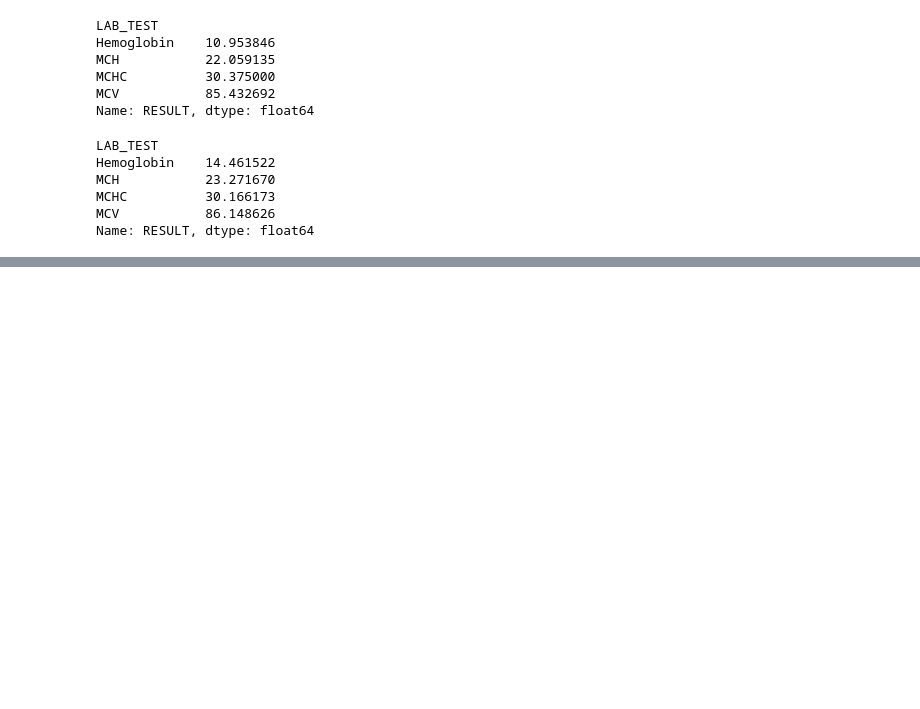
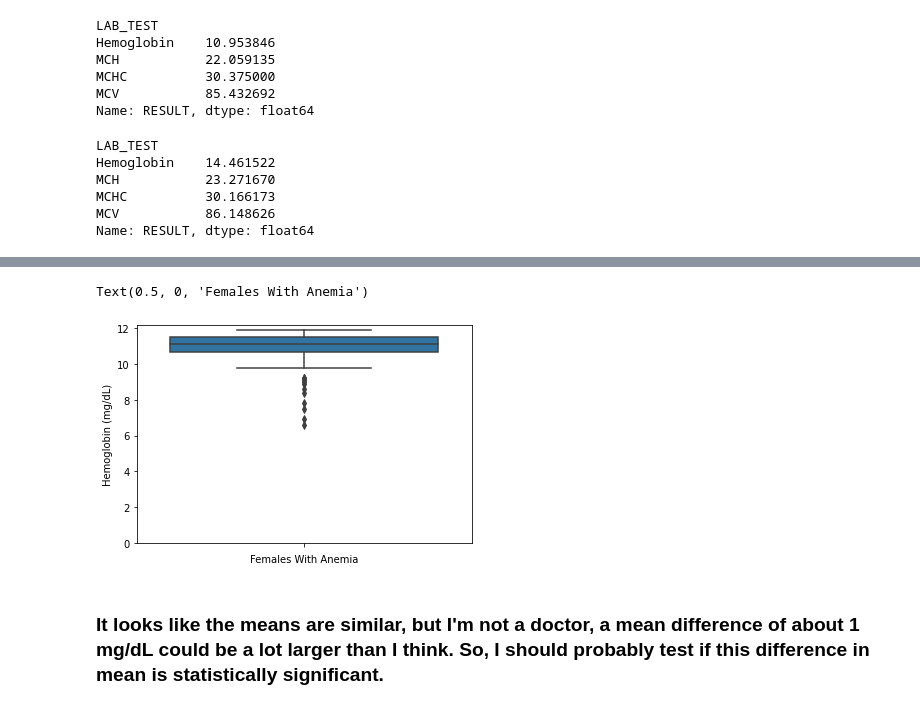
Before and after one commit to INDIG0N/anemia_data, a Jupyter notebook: notebooks/anemia_records.ipynb, the cells around one changed output, grey strips where cells are left out. Saved outputs shown, nothing was run; the diff lists cells and outputs as text; code cells hidden in the pictures; blank space fills up the shorter version.

Commit message:
finished notebok work, aybe do some touch ups, but it should be finished

```diff
--- a/notebooks/anemia_records.ipynb
+++ b/notebooks/anemia_records.ipynb
@@ -148,0 +165,11 @@ Name: RESULT, dtype: float64
+# %%
+f_a_h = sns.boxplot(x = female_anemia['IDENTIFICATION'], y = female_anemia[female_anemia['LAB_TEST'] == 'Hemoglobin']['RESULT'])
+f_a_h.set(ylim = (0, None))
+f_a_h.set_ylabel('Hemoglobin (mg/dL)')
+f_a_h.set_xticklabels([''])
+f_a_h.set_xlabel('Females With Anemia')
+# %% [output]
+Text(0.5, 0, 'Females With Anemia')
+[figure, added]
+# %% [markdown]
+### It looks like the means are similar, but I'm not a doctor, a mean difference of about 1 mg/dL could be a lot larger than I think. So, I should probably test if this difference in mean is statistically significant.
```
Also changed, not shown: parts of 16 cells of this notebook.
